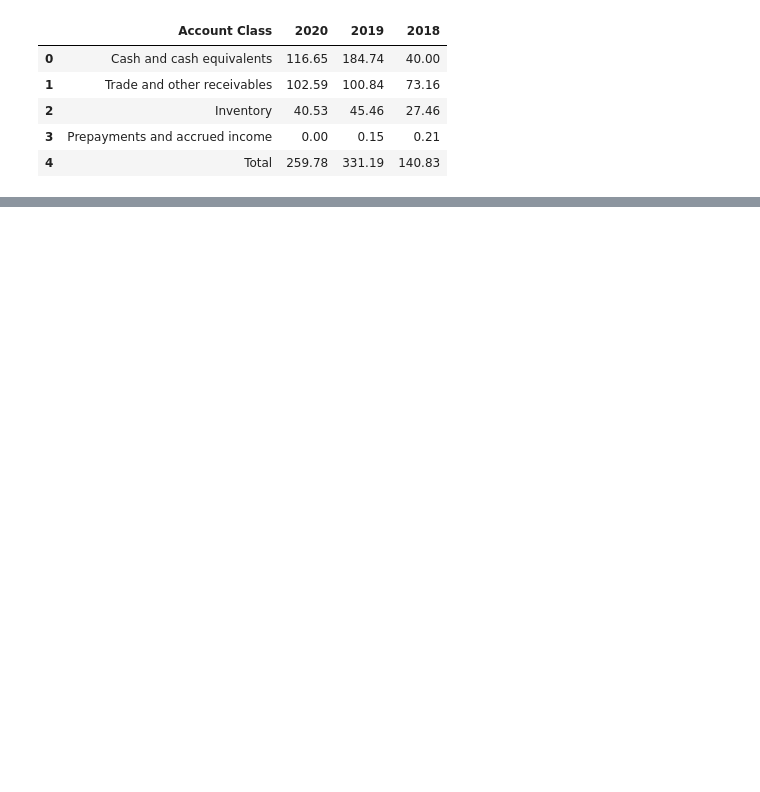
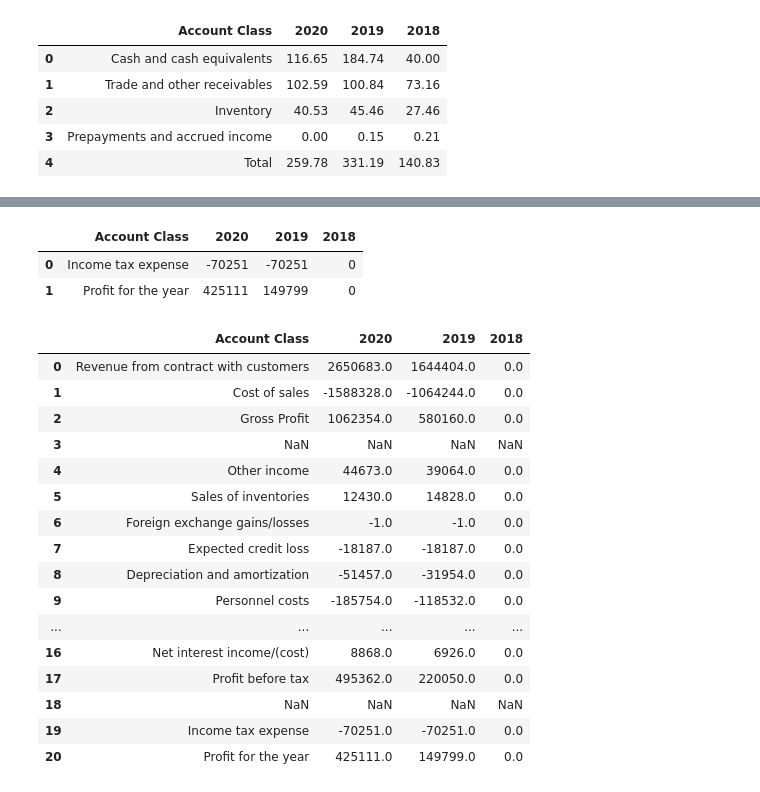
Before and after one commit to nkwachiabel/accounting_functions, a Jupyter notebook: Accounting functions/Accounting functions notebook.ipynb, the cells around one changed output, grey strips where cells are left out. Saved outputs shown, nothing was run; the diff lists cells and outputs as text; code cells hidden in the pictures; blank space fills up the shorter version.

Commit message:
completed the income statement

```diff
--- a/Accounting functions/Accounting functions notebook.ipynb
+++ b/Accounting functions/Accounting functions notebook.ipynb
@@ -244,0 +215,60 @@ memory usage: 256.0+ bytes
+# %%
+def get_income_tax(tb, ac_cls, income_tax, fs_class, p_and_l, ac_code, num_conv, rounding, pr_b4_tx):
+    inc_tax = tb.copy()
+    inc_tax = inc_tax[inc_tax[ac_cls].isin([income_tax])]
+    inc_tax = uty.acct_summary(inc_tax, fs_class, p_and_l, ac_code,
+                           ac_cls,num_conv,rounding=rounding, positive=False, sort_order=True,
+                           sum_row='Tax expense/income')
+    inc_tax = inc_tax.iloc[:-1]
+    numeric_cols = inc_tax.select_dtypes(include=['number'])
+    inc_tax = append_sum_row(pr_b4_tx, inc_tax, ac_cls, tot_name="Profit for the year")
+    inc_tax[numeric_cols.columns] = inc_tax[numeric_cols.columns].apply(pd.to_numeric, errors='coerce')
+    return inc_tax
+
+pr_af_tax = get_income_tax(trial_bal_test_3, ac_cls, income_tax, fs_class, p_and_l, ac_code, num_conv, rounding, pr_b4_tx)
+pr_af_tax
+# %% [output]
+|  | Account Class | 2020 | 2019 | 2018 |
+| 0 | Income tax expense | -70251 | -70251 | 0 |
+| 1 | Profit for the year | 425111 | 149799 | 0 |
+# %%
+def create_income_statement(grs_pro, opr_pr_los, pr_b4_tx, pr_af_tax, oci_reclass=None, oci_nrcl=None):
+    if oci_reclass and oci_nrcl is not None:
+        income_stmt = pd.concat([grs_pro, pd.DataFrame(index=range(1)), opr_pr_los, pd.DataFrame(index=range(1)),
+                             pr_b4_tx, pd.DataFrame(index=range(1)), pr_af_tax, pd.DataFrame(index=range(1)), oci_reclass,
+                             pd.DataFrame(index=range(2)), oci_nrcl], ignore_index=True)
+
+    elif oci_reclass is not None:
+        income_stmt = pd.concat([grs_pro, pd.DataFrame(index=range(1)), opr_pr_los, pd.DataFrame(index=range(1)),
+                                pr_b4_tx, pd.DataFrame(index=range(1)), pr_af_tax, pd.DataFrame(index=range(1)),
+                                oci_reclass], ignore_index=True)
+
+    elif oci_nrcl is not None:
+        income_stmt = pd.concat([grs_pro, pd.DataFrame(index=range(1)), opr_pr_los, pd.DataFrame(index=range(1)),
+                             pr_b4_tx, pd.DataFrame(index=range(1)), pr_af_tax, pd.DataFrame(index=range(1)), oci_nrcl], ignore_index=True)
+    else:
+        income_stmt = pd.concat([grs_pro, pd.DataFrame(index=range(1)), opr_pr_los, pd.DataFrame(index=range(1)),
+                                 pr_b4_tx, pd.DataFrame(index=range(1)), pr_af_tax], ignore_index=True)
+#     income_stmt = income_stmt.rename(columns={ac_cls: 'Income Statement'})
+    return income_stmt
+
+# income_s = create_income_statement(grs_pro, opr_pr_los, pr_b4_tx, pr_af_tax, oci_reclass=None, oci_nrcl=None)
+# income_s
+# %% [output]
+|  | Account Class | 2020 | 2019 | 2018 |
+| 0 | Revenue from contract with customers | 2650683.0 | 1644404.0 | 0.0 |
+| 1 | Cost of sales | -1588328.0 | -1064244.0 | 0.0 |
+| 2 | Gross Profit | 1062354.0 | 580160.0 | 0.0 |
+| 3 | NaN | NaN | NaN | NaN |
+| 4 | Other income | 44673.0 | 39064.0 | 0.0 |
+| 5 | Sales of inventories | 12430.0 | 14828.0 | 0.0 |
+| 6 | Foreign exchange gains/losses | -1.0 | -1.0 | 0.0 |
+| 7 | Expected credit loss | -18187.0 | -18187.0 | 0.0 |
+| 8 | Depreciation and amortization | -51457.0 | -31954.0 | 0.0 |
+| 9 | Personnel costs | -185754.0 | -118532.0 | 0.0 |
+| ... | ... | ... | ... | ... |
+| 16 | Net interest income/(cost) | 8868.0 | 6926.0 | 0.0 |
+| 17 | Profit before tax | 495362.0 | 220050.0 | 0.0 |
+| 18 | NaN | NaN | NaN | NaN |
+| 19 | Income tax expense | -70251.0 | -70251.0 | 0.0 |
+| 20 | Profit for the year | 425111.0 | 149799.0 | 0.0 |
```
Also changed, not shown: parts of 30 cells of this notebook, 2 other files.
